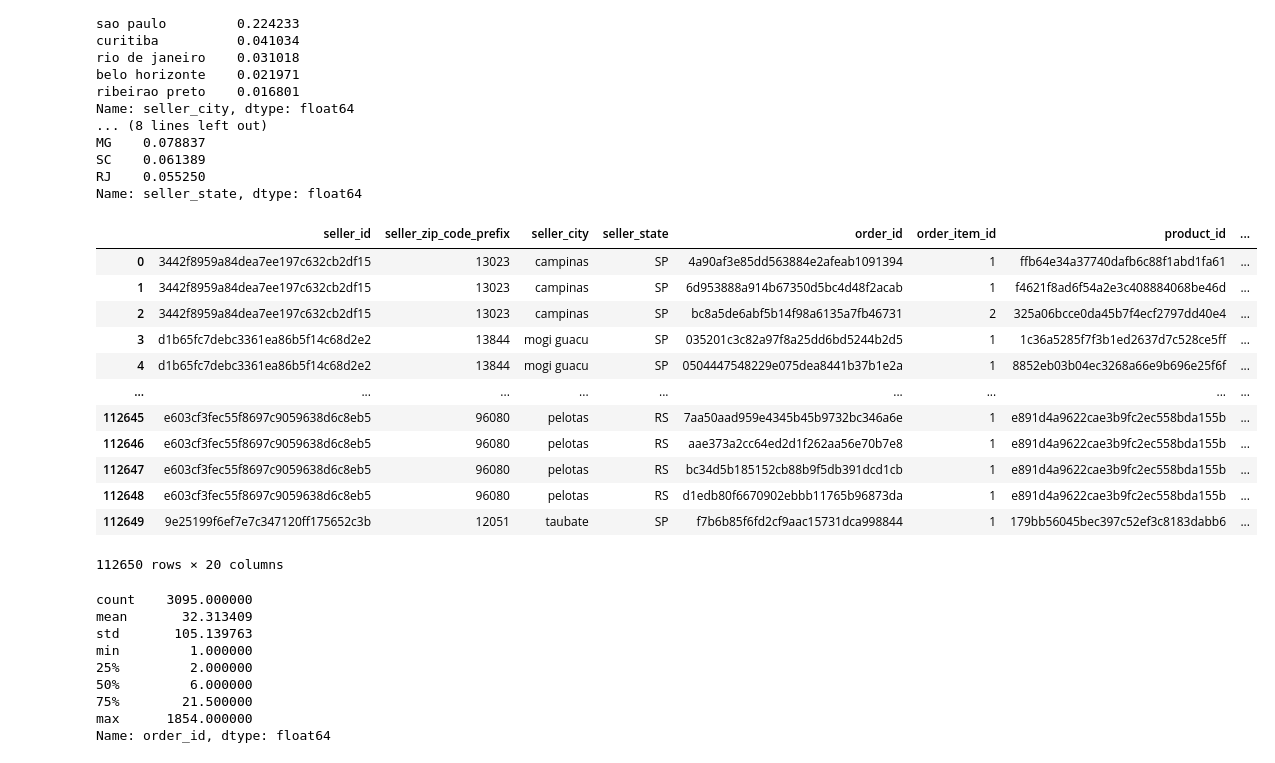
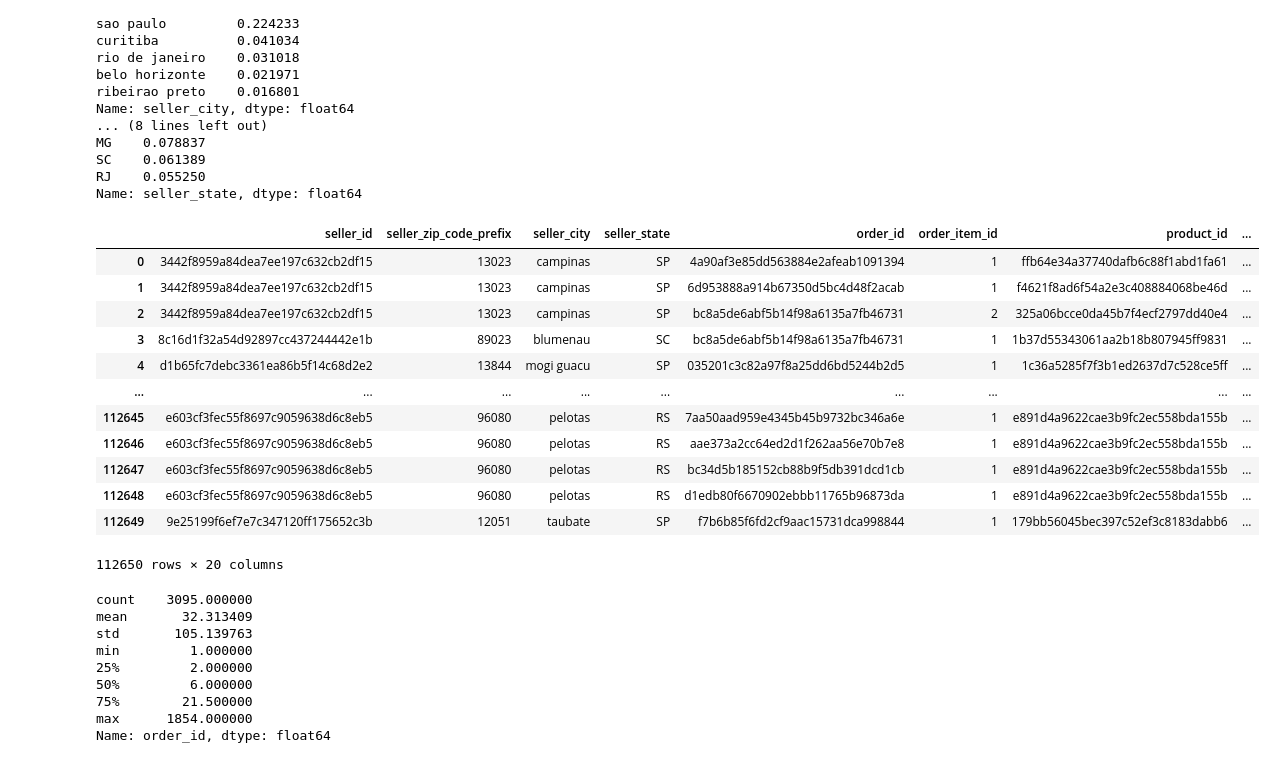
Before and after one commit to eunsung20311-dot/Olist-E-commerce-Analysis, a Jupyter notebook: 1. Data preparation + EDA.ipynb, the cells around one changed output. Drawn from its saved outputs; the diff is of its cells as text; code cells hidden in the pictures.

```diff
--- a/1. Data preparation + EDA.ipynb
+++ b/1. Data preparation + EDA.ipynb
@@ -1074,16 +1068,16 @@ SC    0.061389
 RJ    0.055250
 Name: seller_state, dtype: float64
 # %%
-sellers_items = df_sellers.merge(df_items, on='seller_id', how='left')
-sellers_items_orders = sellers_items.merge(df_orders, on = 'order_id', how='left')
+sellers_items = df_sellers.merge(df_items, on='seller_id')
+sellers_items_orders = sellers_items.merge(df_orders, on = 'order_id')
 sellers_items_orders
 # %% [output]
 |  | seller_id | seller_zip_code_prefix | seller_city | seller_state | order_id | order_item_id | product_id | ... |
 | 0 | 3442f8959a84dea7ee197c632cb2df15 | 13023 | campinas | SP | 4a90af3e85dd563884e2afeab1091394 | 1 | ffb64e34a37740dafb6c88f1abd1fa61 | ... |
 | 1 | 3442f8959a84dea7ee197c632cb2df15 | 13023 | campinas | SP | 6d953888a914b67350d5bc4d48f2acab | 1 | f4621f8ad6f54a2e3c408884068be46d | ... |
 | 2 | 3442f8959a84dea7ee197c632cb2df15 | 13023 | campinas | SP | bc8a5de6abf5b14f98a6135a7fb46731 | 2 | 325a06bcce0da45b7f4ecf2797dd40e4 | ... |
-| 3 | d1b65fc7debc3361ea86b5f14c68d2e2 | 13844 | mogi guacu | SP | 035201c3c82a97f8a25dd6bd5244b2d5 | 1 | 1c36a5285f7f3b1ed2637d7c528ce5ff | ... |
-| 4 | d1b65fc7debc3361ea86b5f14c68d2e2 | 13844 | mogi guacu | SP | 0504447548229e075dea8441b37b1e2a | 1 | 8852eb03b04ec3268a66e9b696e25f6f | ... |
+| 3 | 8c16d1f32a54d92897cc437244442e1b | 89023 | blumenau | SC | bc8a5de6abf5b14f98a6135a7fb46731 | 1 | 1b37d55343061aa2b18b807945ff9831 | ... |
+| 4 | d1b65fc7debc3361ea86b5f14c68d2e2 | 13844 | mogi guacu | SP | 035201c3c82a97f8a25dd6bd5244b2d5 | 1 | 1c36a5285f7f3b1ed2637d7c528ce5ff | ... |
 | ... | ... | ... | ... | ... | ... | ... | ... | ... |
 | 112645 | e603cf3fec55f8697c9059638d6c8eb5 | 96080 | pelotas | RS | 7aa50aad959e4345b45b9732bc346a6e | 1 | e891d4a9622cae3b9fc2ec558bda155b | ... |
 | 112646 | e603cf3fec55f8697c9059638d6c8eb5 | 96080 | pelotas | RS | aae373a2cc64ed2d1f262aa56e70b7e8 | 1 | e891d4a9622cae3b9fc2ec558bda155b | ... |
```
Also changed, not shown: parts of 7 cells of this notebook.
